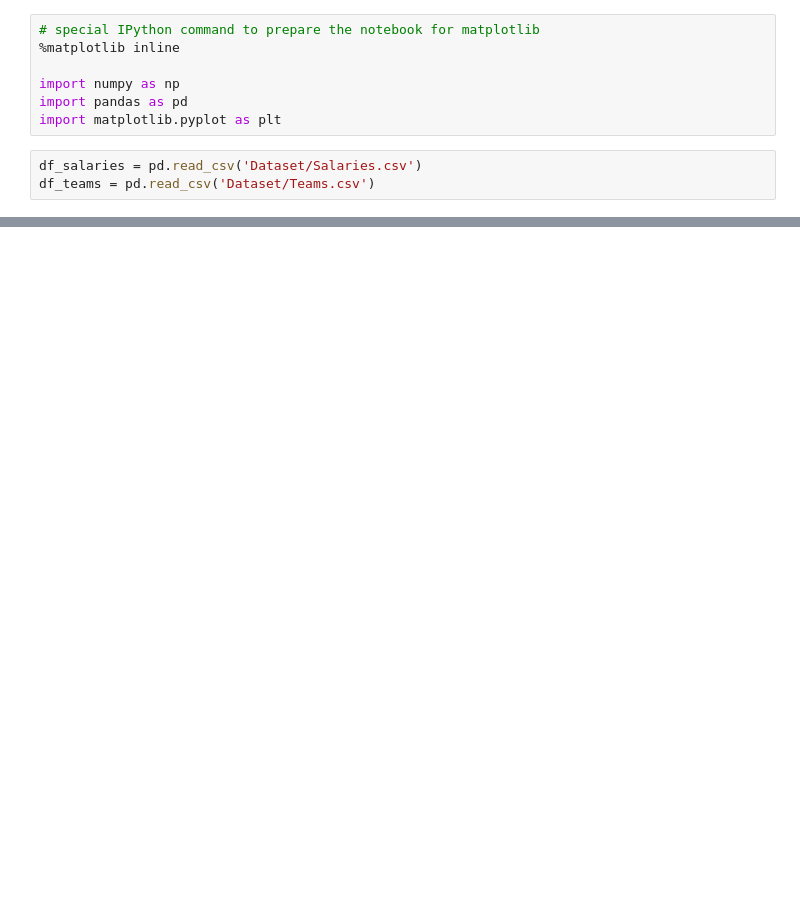
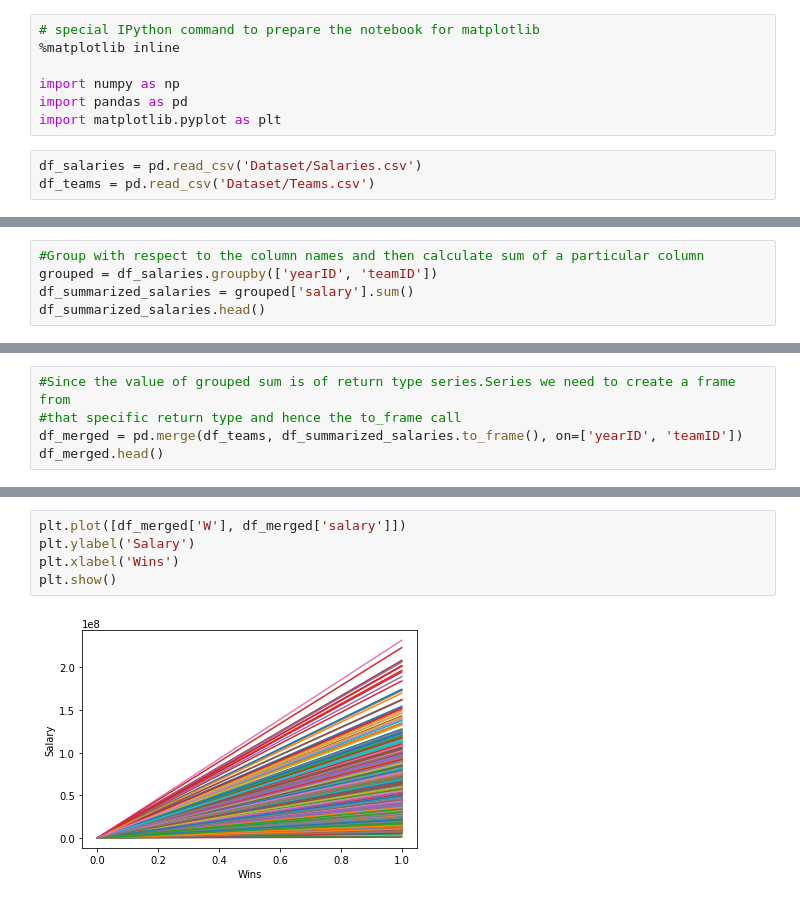
Before and after one commit to RonakKhandelwal/BaseballAdvantage, a Jupyter notebook: BaseballAdvantage.ipynb, the cells around one changed output, grey strips where cells are left out. Saved outputs shown, nothing was run; the diff lists cells and outputs as text; blank space fills up the shorter version.

Commit message:
Plotting the data and creating multiple plots per year

```diff
--- a/BaseballAdvantage.ipynb
+++ b/BaseballAdvantage.ipynb
@@ -22,0 +30,5 @@ df_teams.head()
+# %%
+#Group with respect to the column names and then calculate sum of a particular column
+grouped = df_salaries.groupby(['yearID', 'teamID'])
+df_summarized_salaries = grouped['salary'].sum()
+df_summarized_salaries.head()
@@ -22,0 +43,5 @@ df_teams.head()
+# %%
+#Since the value of grouped sum is of return type series.Series we need to create a frame from
+#that specific return type and hence the to_frame call
+df_merged = pd.merge(df_teams, df_summarized_salaries.to_frame(), on=['yearID', 'teamID'])
+df_merged.head()
@@ -22,0 +56,7 @@ df_teams.head()
+# %%
+plt.plot([df_merged['W'], df_merged['salary']])
+plt.ylabel('Salary')
+plt.xlabel('Wins')
+plt.show()
+# %% [output]
+[figure, added]
```
Also changed, not shown: parts of 5 cells of this notebook.
